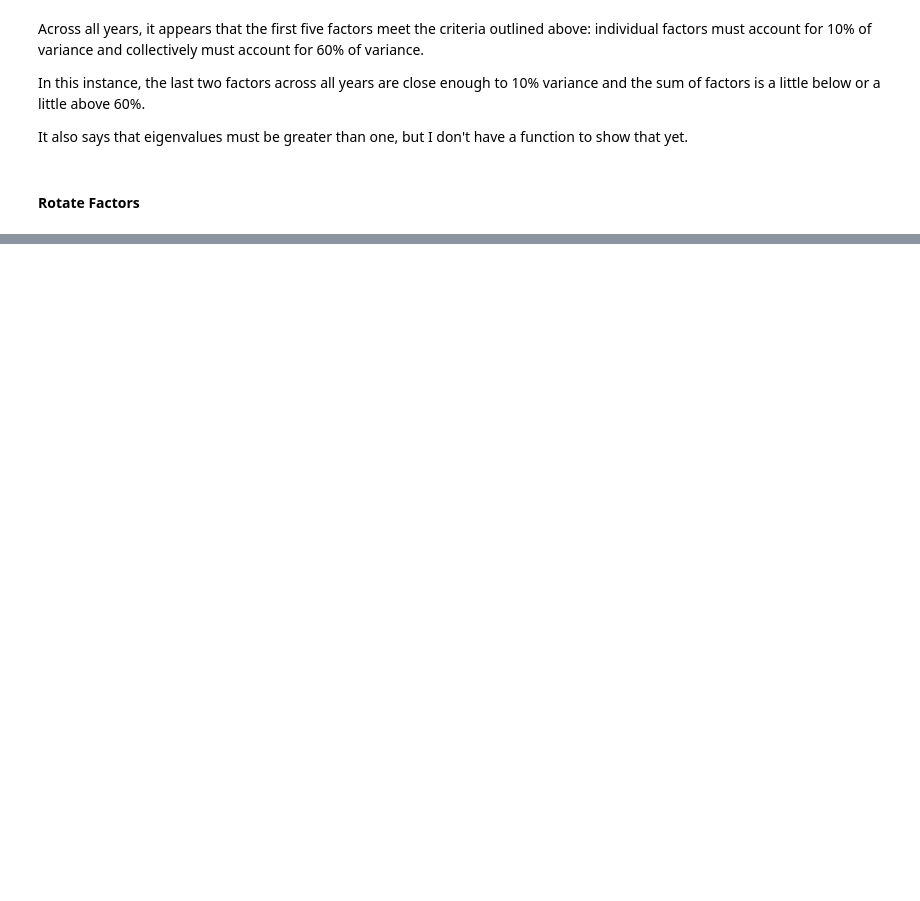
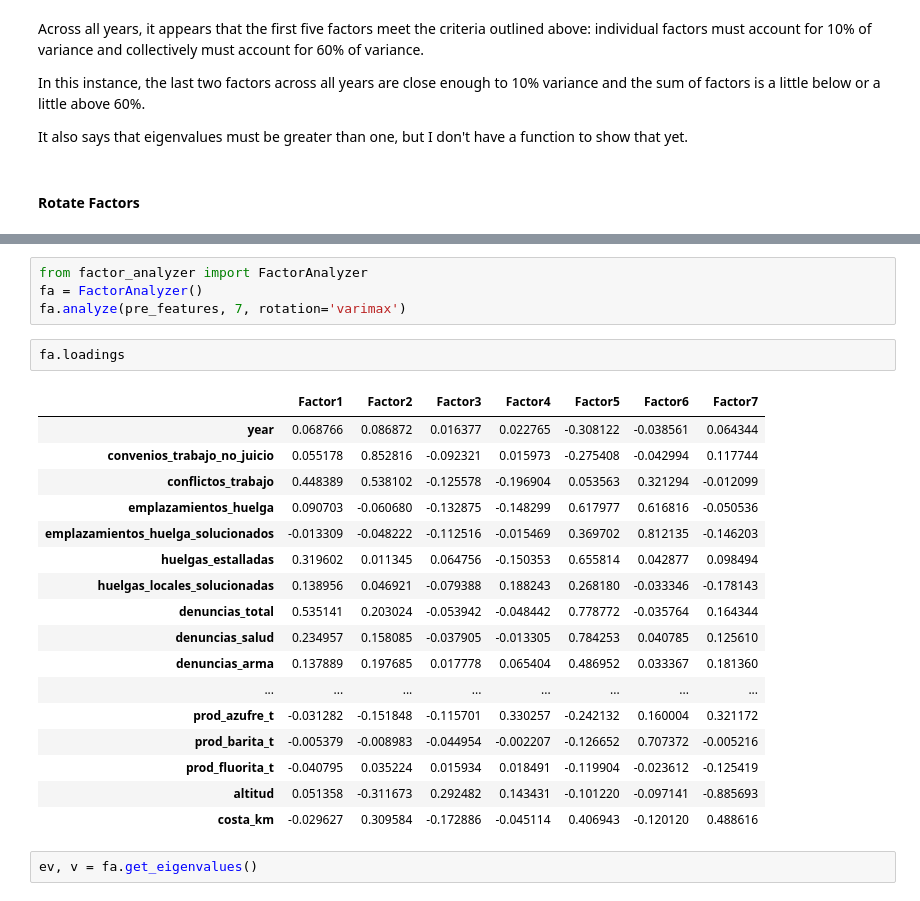
Before and after one commit to marioamz/MexicoOC_Index, a Jupyter notebook: Weights_Aggregates.ipynb, the cells around one changed output, grey strips where cells are left out. Saved outputs shown, nothing was run; the diff lists cells and outputs as text; blank space fills up the shorter version.

```diff
--- a/Weights_Aggregates.ipynb
+++ b/Weights_Aggregates.ipynb
@@ -205,0 +251,26 @@ loadings[2]
+# %%
+from factor_analyzer import FactorAnalyzer
+fa = FactorAnalyzer()
+fa.analyze(pre_features, 7, rotation='varimax')
+# %%
+fa.loadings
+# %% [output]
+|  | Factor1 | Factor2 | Factor3 | Factor4 | Factor5 | Factor6 | Factor7 |
+| year | 0.068766 | 0.086872 | 0.016377 | 0.022765 | -0.308122 | -0.038561 | 0.064344 |
+| convenios_trabajo_no_juicio | 0.055178 | 0.852816 | -0.092321 | 0.015973 | -0.275408 | -0.042994 | 0.117744 |
+| conflictos_trabajo | 0.448389 | 0.538102 | -0.125578 | -0.196904 | 0.053563 | 0.321294 | -0.012099 |
+| emplazamientos_huelga | 0.090703 | -0.060680 | -0.132875 | -0.148299 | 0.617977 | 0.616816 | -0.050536 |
+| emplazamientos_huelga_solucionados | -0.013309 | -0.048222 | -0.112516 | -0.015469 | 0.369702 | 0.812135 | -0.146203 |
+| huelgas_estalladas | 0.319602 | 0.011345 | 0.064756 | -0.150353 | 0.655814 | 0.042877 | 0.098494 |
+| huelgas_locales_solucionadas | 0.138956 | 0.046921 | -0.079388 | 0.188243 | 0.268180 | -0.033346 | -0.178143 |
+| denuncias_total | 0.535141 | 0.203024 | -0.053942 | -0.048442 | 0.778772 | -0.035764 | 0.164344 |
+| denuncias_salud | 0.234957 | 0.158085 | -0.037905 | -0.013305 | 0.784253 | 0.040785 | 0.125610 |
+| denuncias_arma | 0.137889 | 0.197685 | 0.017778 | 0.065404 | 0.486952 | 0.033367 | 0.181360 |
+| ... | ... | ... | ... | ... | ... | ... | ... |
+| prod_azufre_t | -0.031282 | -0.151848 | -0.115701 | 0.330257 | -0.242132 | 0.160004 | 0.321172 |
+| prod_barita_t | -0.005379 | -0.008983 | -0.044954 | -0.002207 | -0.126652 | 0.707372 | -0.005216 |
+| prod_fluorita_t | -0.040795 | 0.035224 | 0.015934 | 0.018491 | -0.119904 | -0.023612 | -0.125419 |
+| altitud | 0.051358 | -0.311673 | 0.292482 | 0.143431 | -0.101220 | -0.097141 | -0.885693 |
+| costa_km | -0.029627 | 0.309584 | -0.172886 | -0.045114 | 0.406943 | -0.120120 | 0.488616 |
+# %%
+ev, v = fa.get_eigenvalues()
```
Also changed, not shown: parts of 17 cells of this notebook, 2 other files.
